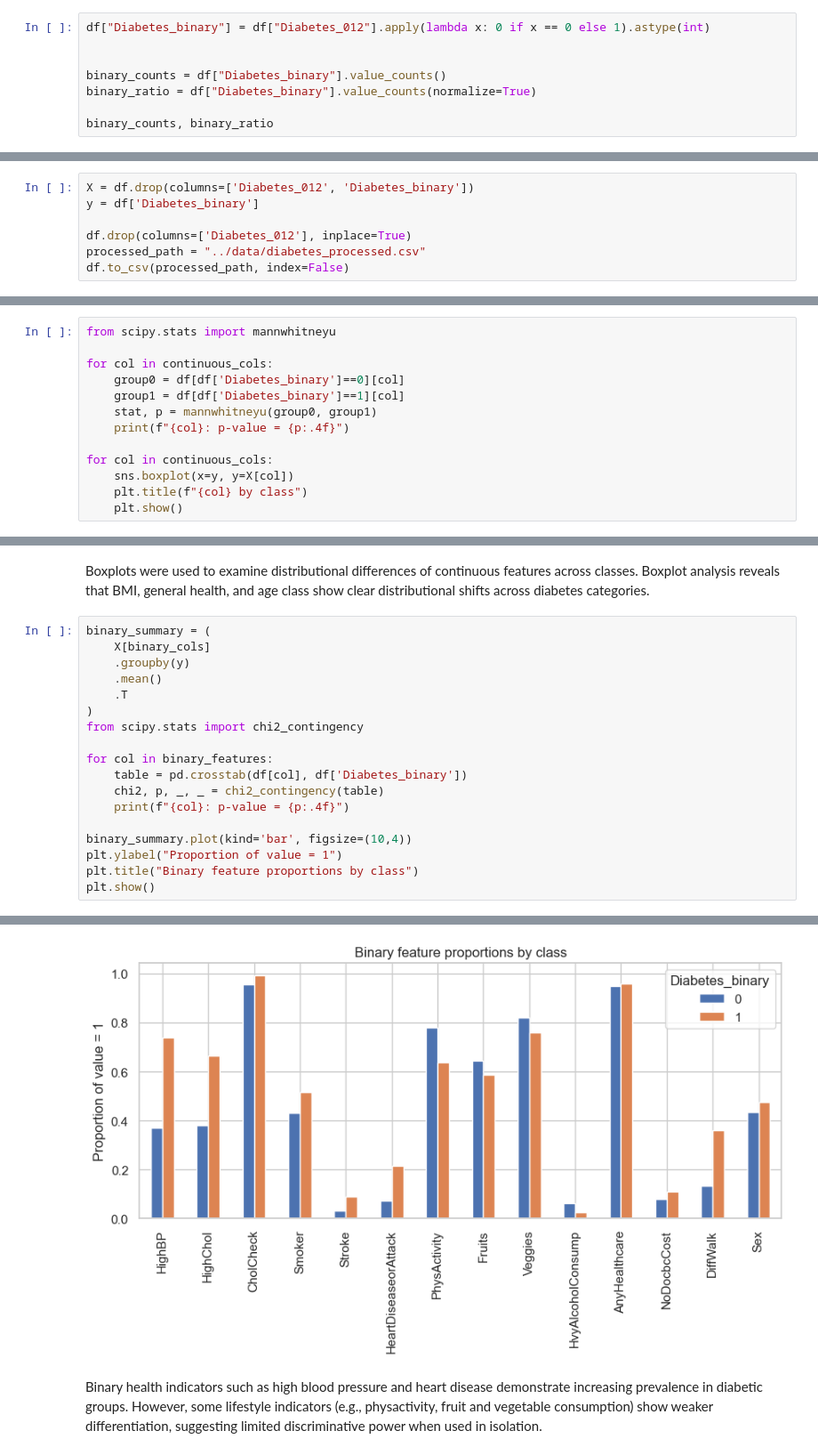
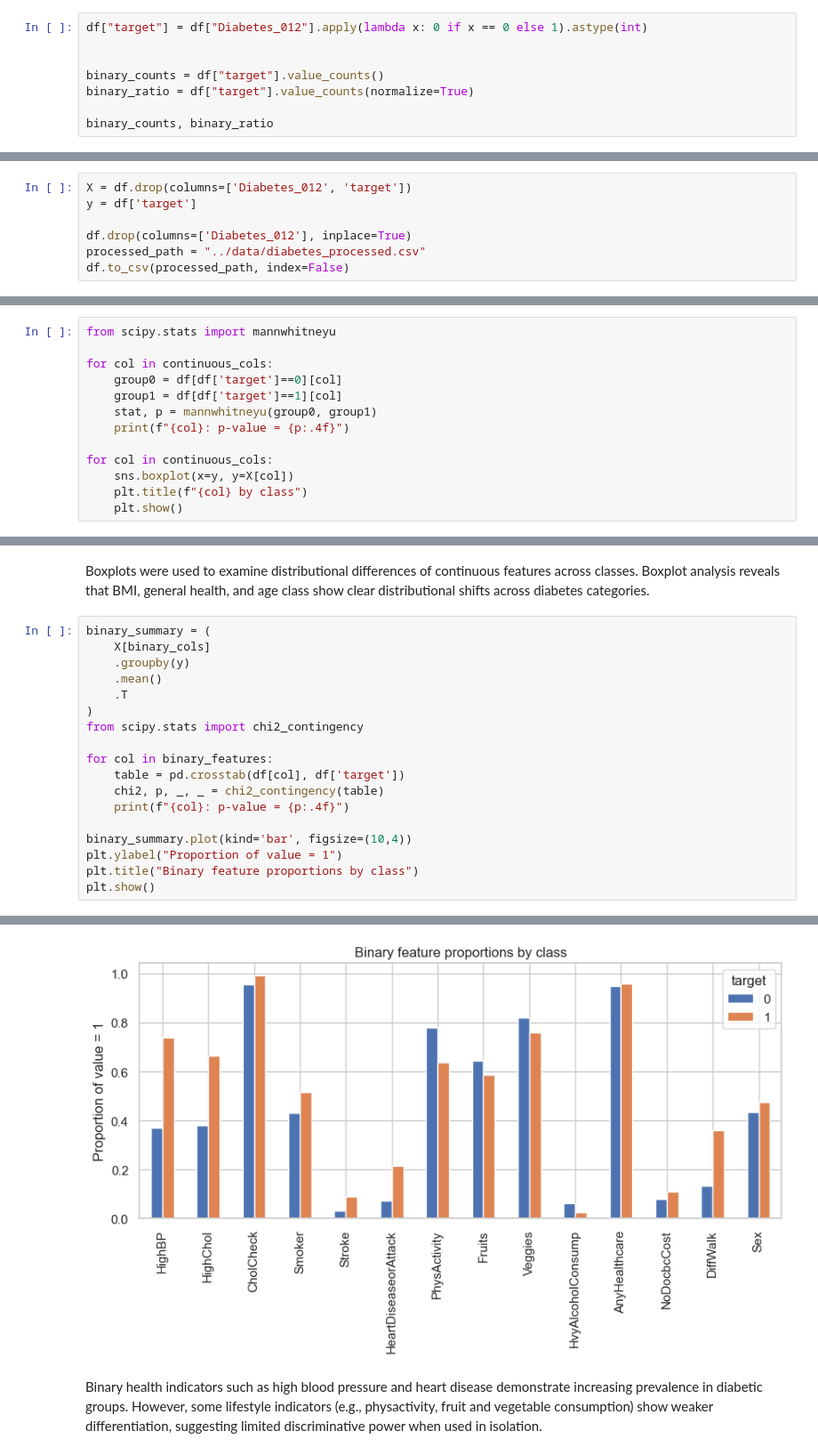
Before and after one commit to iconB6/DM-personal-assignment---Diabetes-Risk-Prediction-and-Health-Insights, a Jupyter notebook: notebooks/01_eda_data_understanding.ipynb, the cells around one changed output, grey strips where cells are left out. Shown at 89% size. Cells and saved outputs as stored; diff of their text form.

```diff
--- a/notebooks/01_eda_data_understanding.ipynb
+++ b/notebooks/01_eda_data_understanding.ipynb
@@ -102,11 +102,11 @@ plt.show()
 # %% [output]
 [figure]
 # %%
-df["Diabetes_binary"] = df["Diabetes_012"].apply(lambda x: 0 if x == 0 else 1).astype(int)
+df["target"] = df["Diabetes_012"].apply(lambda x: 0 if x == 0 else 1).astype(int)
 
 
-binary_counts = df["Diabetes_binary"].value_counts()
-binary_ratio = df["Diabetes_binary"].value_counts(normalize=True)
+binary_counts = df["target"].value_counts()
+binary_ratio = df["target"].value_counts(normalize=True)
 
 binary_counts, binary_ratio
 # %% [output]
@@ -193,8 +193,8 @@ plt.show()
 # %% [markdown]
 Highly correlated features may introduce redundancy and distort distance-based clustering results.
 # %%
-X = df.drop(columns=['Diabetes_012', 'Diabetes_binary'])
-y = df['Diabetes_binary']
+X = df.drop(columns=['Diabetes_012', 'target'])
+y = df['target']
 
 df.drop(columns=['Diabetes_012'], inplace=True)
 processed_path = "../data/diabetes_processed.csv"
@@ -208,8 +206,8 @@ continuous_cols = [c for c in X.columns if c not in binary_cols]
 from scipy.stats import mannwhitneyu
 
 for col in continuous_cols:
-    group0 = df[df['Diabetes_binary']==0][col]
-    group1 = df[df['Diabetes_binary']==1][col]
+    group0 = df[df['target']==0][col]
+    group1 = df[df['target']==1][col]
     stat, p = mannwhitneyu(group0, group1)
     print(f"{col}: p-value = {p:.4f}")
 
@@ -238,32 +236,32 @@ Boxplot analysis reveals that BMI, general health, and age class show clear dist
 # %%
 binary_summary = (
     X[binary_cols]
     .groupby(y)
     .mean()
     .T
 )
 from scipy.stats import chi2_contingency
 
 for col in binary_features:
-    table = pd.crosstab(df[col], df['Diabetes_binary'])
+    table = pd.crosstab(df[col], df['target'])
     chi2, p, _, _ = chi2_contingency(table)
     print(f"{col}: p-value = {p:.4f}")
 
 binary_summary.plot(kind='bar', figsize=(10,4))
 plt.ylabel("Proportion of value = 1")
 plt.title("Binary feature proportions by class")
 plt.show()
 # %% [output]
 HighBP: p-value = 0.0000
 HighChol: p-value = 0.0000
 Smoker: p-value = 0.0000
 Stroke: p-value = 0.0000
 HeartDiseaseorAttack: p-value = 0.0000
 PhysActivity: p-value = 0.0000
 Fruits: p-value = 0.0000
 Veggies: p-value = 0.0000
 HvyAlcoholConsump: p-value = 0.0000
 DiffWalk: p-value = 0.0000
-[figure, old version]
+[figure, new version]
 # %% [markdown]
 Binary health indicators such as high blood pressure and heart disease demonstrate increasing prevalence in diabetic groups. However, some lifestyle indicators (e.g., physactivity, fruit and vegetable consumption) show weaker differentiation, suggesting limited discriminative power when used in isolation.
```
Also changed, not shown: parts of 4 cells of this notebook, 9 other files.
